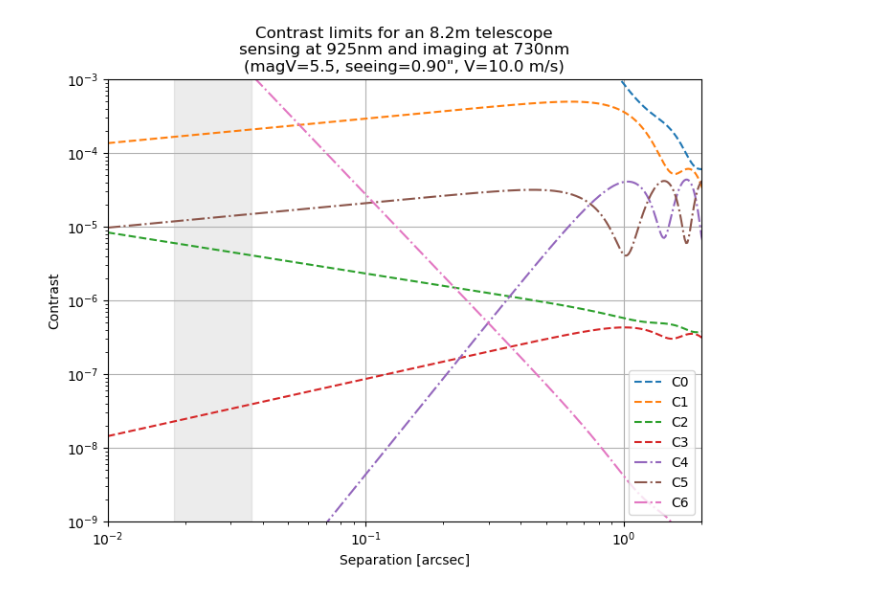
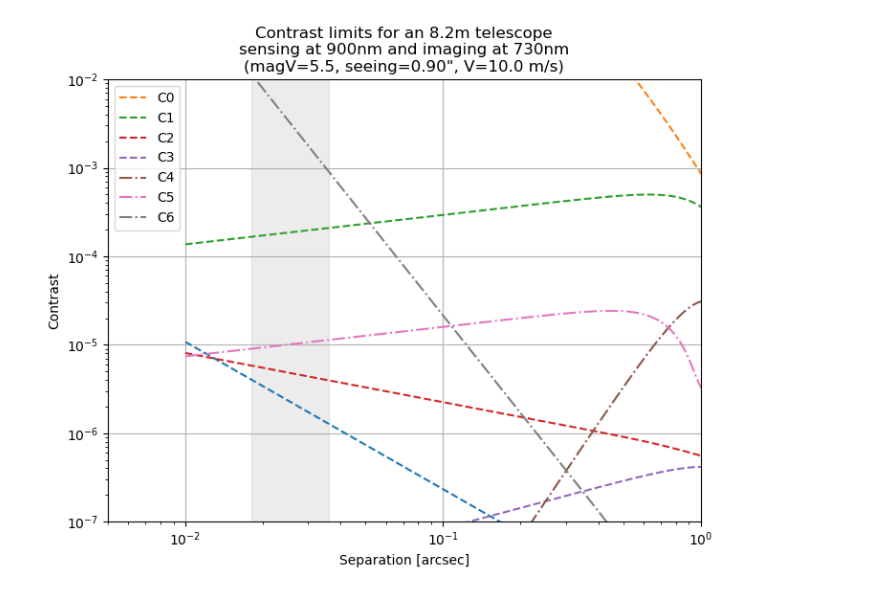
Before and after one commit to ArcetriAdaptiveOptics/ekarus, a Jupyter notebook: ekarus/notebooks/contrastErrorBudget.ipynb, the cells around one changed output. Saved outputs shown, nothing was run; the diff lists cells and outputs as text; code cells hidden in the pictures.

```diff
--- a/ekarus/notebooks/contrastErrorBudget.ipynb
+++ b/ekarus/notebooks/contrastErrorBudget.ipynb
@@ -148,7 +152,7 @@ magV = 5.5
 # altitudes = np.array([0.0,0.5,1,2,4,8,16])*1000
 Cn2_fracs = np.array([0.0,0.646,0.078,0.119,0.035,0.025,0.08,0.017])
 altitudes = np.array([0.0,0.022,1.8,3.3,5.8,7.4,13.1,15.8])*1000
-# altitudes= np.array([0.0,42.0, 140.0, 281.0, 562.0, 1125.0, 2250.0, 4500.0, 900.0, 18000.0])
+# altitudes= np.array([0.0,42.0, 140.0, 281.0, 562.0, 1125.0, 2250.0, 4500.0, 9000.0, 18000.0])
 # Cn2_fracs = np.array([0.0,0.5328,0.0145,0.035,0.0957,0.1083,0.0437,0.0658,0.0371,0.0671])
 
 # Functions
@@ -161,6 +165,8 @@ dY = lambda f,lambda_i,lambda_WFS: np.trapezoid(Cn2_fracs[:,None]*(np.sin(np.pi*
 
 # Air refractive index chromaticity
 n = lambda l: 1.0+(8342.15+240603/(130-(l*1e+6)**(-2))+15997/(38.9-(l*1e+6)**(-2)))/10**8
+
+
 
 C0 = lambda alpha, lambda_i: 0.484*np.pi**2*(500e-9)**2*(lambda_i)**(5/3)*X(alpha/lambda_i,lambda_i) / (alpha**(11/3)*D**2*r0(seeing)**(5/3))
 C1 = lambda alpha, lambda_i: 0.484*np.pi**2*(500e-9)**2*(lambda_i)**(5/3)*Y(alpha/lambda_i,lambda_i) / (alpha**(11/3)*D**2*r0(seeing)**(5/3))
@@ -177,43 +183,44 @@ F = lambda mag: B0 * 10**(-mag/2.5)
 
 alphas = np.logspace(-2,3,1000)/rad2arcsec
 lambda_i = 730e-9 # imaging wavelength
-lambda_WFS = 925e-9 # WFS wavelength
+lambda_WFS = 900e-9 # WFS wavelength
 
 beta_p = np.sqrt(2)#1.0
 beta_a = np.sqrt(2)#1.0
 
 plt.figure(figsize=(8,6))
+plt.plot(alphas*rad2arcsec,C(h_lag(V,r0(seeing),alphas/lambda_i*D,2/4000),lambda0),'--')
 plt.plot(alphas*rad2arcsec,C0(alphas,lambda_i),'--',label='C0')
 plt.plot(alphas*rad2arcsec,C1(alphas,lambda_i),'--',label='C1')
 plt.plot(alphas*rad2arcsec,C2(alphas,lambda_i, lambda_WFS, beta_p, F=F(magV)),'--',label='C2')
 plt.plot(alphas*rad2arcsec,C3(alphas,lambda_i, lambda_WFS, beta_a, F=F(magV)),'--',label='C3')
 plt.plot(alphas*rad2arcsec,C4(alphas,lambda_i, lambda_WFS),'-.',label='C4')
 plt.plot(alphas*rad2arcsec,C5(alphas,lambda_i, lambda_WFS),'-.',label='C5')
 plt.plot(alphas*rad2arcsec,C6(alphas,lambda_i, lambda_WFS),'-.',label='C6')
 plt.axvspan(0.018,0.036, color='gray', alpha=0.15)
 plt.legend()
 plt.xscale('log')
 plt.yscale('log')
 plt.ylabel('Contrast')
 plt.xlabel('Separation [arcsec]')
 plt.title(f'Contrast limits for an {D:1.1f}m telescope\nsensing at {lambda_WFS*1e+9:1.0f}nm and imaging at {lambda_i*1e+9:1.0f}nm\n(magV={magV:1.1f}, seeing={seeing:1.2f}", V={V:1.1f} m/s)')
-plt.ylim([1e-9,1e-3])
-plt.xlim([0.01,2])
+plt.ylim([1e-7,1e-2])
+plt.xlim([0.005,1])
 plt.grid()
 
 
 # plt.figure()
 # plt.plot(alphas*rad2arcsec,t_p(alphas,lambda_i,lambda_WFS, beta_p,F=F(magV)),'--',label='phase')
 # plt.plot(alphas*rad2arcsec,t_a(alphas,lambda_i,lambda_WFS, beta_a,F=F(magV)),'--',label='amplitude')
 # plt.axvspan(0.018,0.036, color='gray', alpha=0.15)
 # plt.legend()
 # plt.grid()
 # plt.xscale('log')
 # plt.yscale('log')
 # plt.ylabel('time [s]')
 # plt.xlabel('Separation [arcsec]')
 # plt.title('Optimal integration time')
 # plt.ylim([1e-5,1e-2])
 # plt.xlim([0.01,2])
 # %% [output]
-[figure, old version]
+[figure, new version]
```
Also changed, not shown: parts of 2 cells of this notebook, 3 other files.
